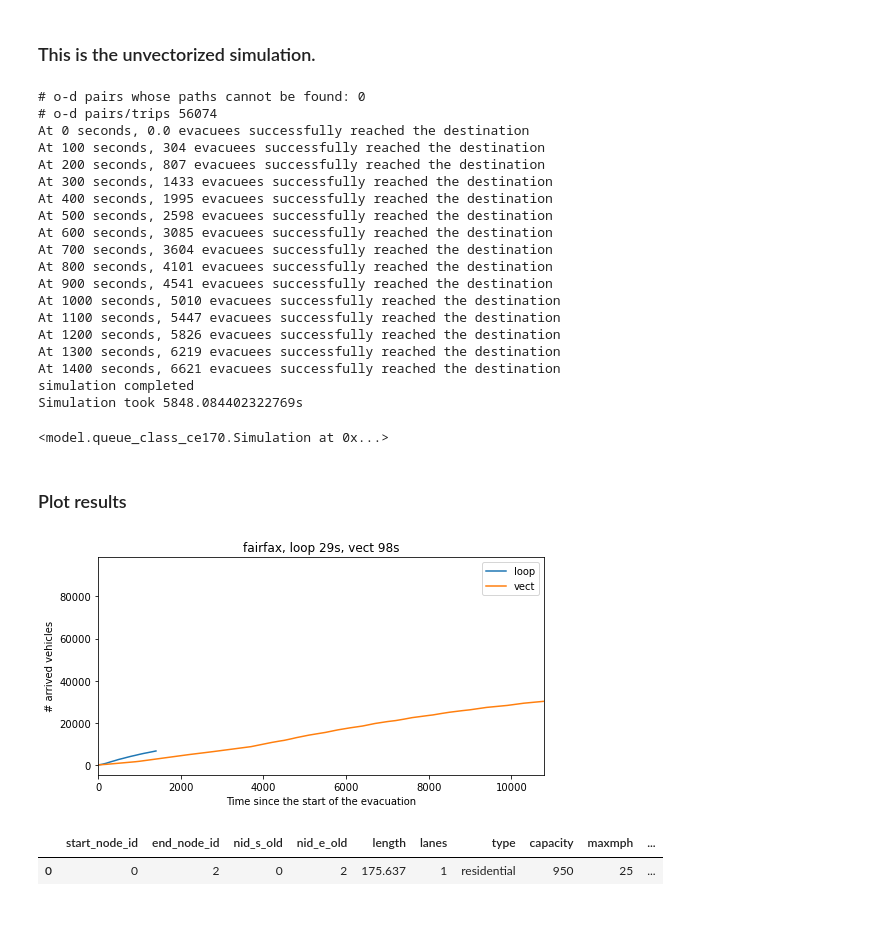
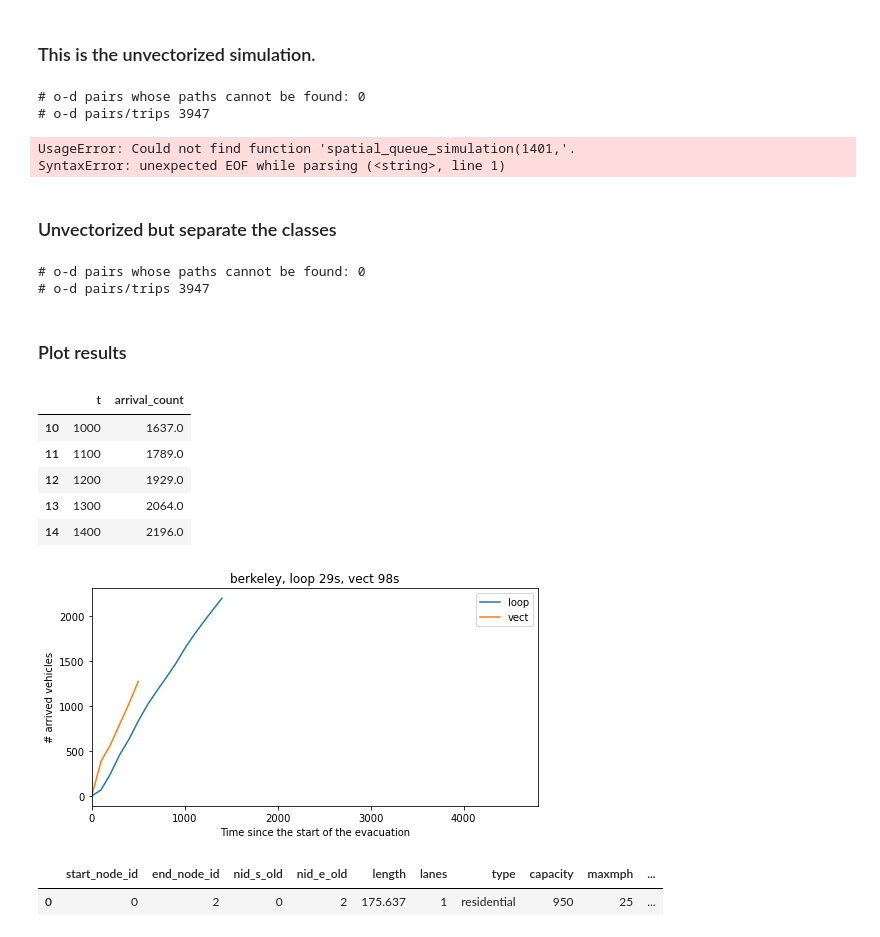
Before and after one commit to cb-cities/spatial_queue, a Jupyter notebook: benchmark/benchmark.ipynb, the cells around one changed output. Drawn from its saved outputs; the diff is of its cells as text; code cells hidden in the pictures.

Commit message:
try spatial queue decouple classes

```diff
--- a/benchmark/benchmark.ipynb
+++ b/benchmark/benchmark.ipynb
@@ -22,9 +26,9 @@ import model.spatial_queue_array as sq_vect
 # %%
 ### Read network and demand
-case='fairfax'
-nodes_df = pd.read_csv('traffic_inputs/new_{}_nodes.csv'.format(case))
-links_df = pd.read_csv('traffic_inputs/new_{}_links.csv'.format(case))
-od_df = pd.read_csv('traffic_inputs/{}_ods_day_new.csv'.format(case))
+case='berkeley' ### or new_fairfax
+nodes_df = pd.read_csv('traffic_inputs/{}_nodes.csv'.format(case))
+links_df = pd.read_csv('traffic_inputs/{}_links.csv'.format(case))
+od_df = pd.read_csv('traffic_inputs/{}_ods_day.csv'.format(case))
 #od_df = pd.concat([od_df]*100)
 
 ### these are done for the vectorized implementation
@@ -45,7 +49,6 @@ if case == 'fairfax':
         od_df['departure_hour']-6)*3600 + od_df['departure_quarter']*900
     nodes_df['node_id'] = nodes_df['new_nid'].astype(int)
 print('# nodes {}, # links {}, # ods {}'.format(nodes_df.shape[0], links_df.shape[0], od_df.shape[0]))
-#display(nodes_df.tail(2))
-#display(links_df.tail(2))
-display(nodes_df[nodes_df['node_id']==194563])
+display(nodes_df.tail(2))
+display(links_df.tail(2))
 # %% [output]
@@ -232,25 +239,11 @@ def spatial_queue_simulation(t_end,simulation,scenario_name,reroute_frequency):
     return simulation
 # %%
 simulation = init_sq_simulation(nodes_df,links_df,od_df)
-spatial_queue_simulation(1401, simulation, '{}_loop'.format(case), 36000)
+%lprun -f spatial_queue_simulation(1401, simulation, '{}_loop'.format(case), 36000)
 # %% [output]
 # o-d pairs whose paths cannot be found: 0
-# o-d pairs/trips 56074
-At 0 seconds, 0.0 evacuees successfully reached the destination
-At 100 seconds, 304 evacuees successfully reached the destination
-At 200 seconds, 807 evacuees successfully reached the destination
-At 300 seconds, 1433 evacuees successfully reached the destination
-At 400 seconds, 1995 evacuees successfully reached the destination
-At 500 seconds, 2598 evacuees successfully reached the destination
-At 600 seconds, 3085 evacuees successfully reached the destination
-At 700 seconds, 3604 evacuees successfully reached the destination
-At 800 seconds, 4101 evacuees successfully reached the destination
-At 900 seconds, 4541 evacuees successfully reached the destination
-At 1000 seconds, 5010 evacuees successfully reached the destination
-At 1100 seconds, 5447 evacuees successfully reached the destination
-At 1200 seconds, 5826 evacuees successfully reached the destination
-At 1300 seconds, 6219 evacuees successfully reached the destination
-At 1400 seconds, 6621 evacuees successfully reached the destination
-simulation completed
-Simulation took 5848.084402322769s
+# o-d pairs/trips 3947
-<model.queue_class_ce170.Simulation at 0x...>
+UsageError: Could not find function 'spatial_queue_simulation(1401,'.
+SyntaxError: unexpected EOF while parsing (<string>, line 1)
+# %% [markdown]
+### Unvectorized but separate the classes
@@ -257,24 +350,38 @@ Simulation took 5848.084402322769s
+# %%
+simulation = init_sq_simulation(nodes_df,links_df,od_df)
+spatial_queue_simulation(1, simulation, '{}_loop_separate'.format(case), 36000)
+#%lprun -f spatial_queue_simulation(1, simulation, '{}_loop'.format(case), 36000)
+# %% [output]
+# o-d pairs whose paths cannot be found: 0
+# o-d pairs/trips 3947
 # %% [markdown]
 ### Plot results
 # %%
 ### plot the arrival curve
 fig, ax = plt.subplots(figsize=(8, 4))
 
 ### base scenario arrival
 t_stats_loop_df = pd.read_csv('traffic_outputs/{}/t_stats/arrivals_{}_loop.csv'.format(case, case))
 ax.plot(t_stats_loop_df['t'], t_stats_loop_df['arrival_count'], label='loop')
+display(t_stats_loop_df.tail())
 
 t_stats_vect_df = pd.read_csv('traffic_outputs/{}/t_stats/arrivals_{}_vect.csv'.format(case, case))
 ax.plot(t_stats_vect_df['t'], t_stats_vect_df['arrival_count'], label='vect')
 
 ax.set_xlabel('Time since the start of the evacuation')
 ax.set_ylabel('# arrived vehicles')
-ax.set_xlim([0, 10800])
+ax.set_xlim([0, 4800])
 plt.legend()
 plt.title('{}, loop {}s, vect {}s'.format(case, 29, 98))
 plt.show()
 # %% [output]
+|  | t | arrival_count |
+| 10 | 1000 | 1637.0 |
+| 11 | 1100 | 1789.0 |
+| 12 | 1200 | 1929.0 |
+| 13 | 1300 | 2064.0 |
+| 14 | 1400 | 2196.0 |
-[figure, old version]
+[figure, new version]
 # %%
 display(links_df.head(1))
 links_df2 = links_df.copy()
```
Also changed, not shown: parts of 3 cells of this notebook, 2 other files.
